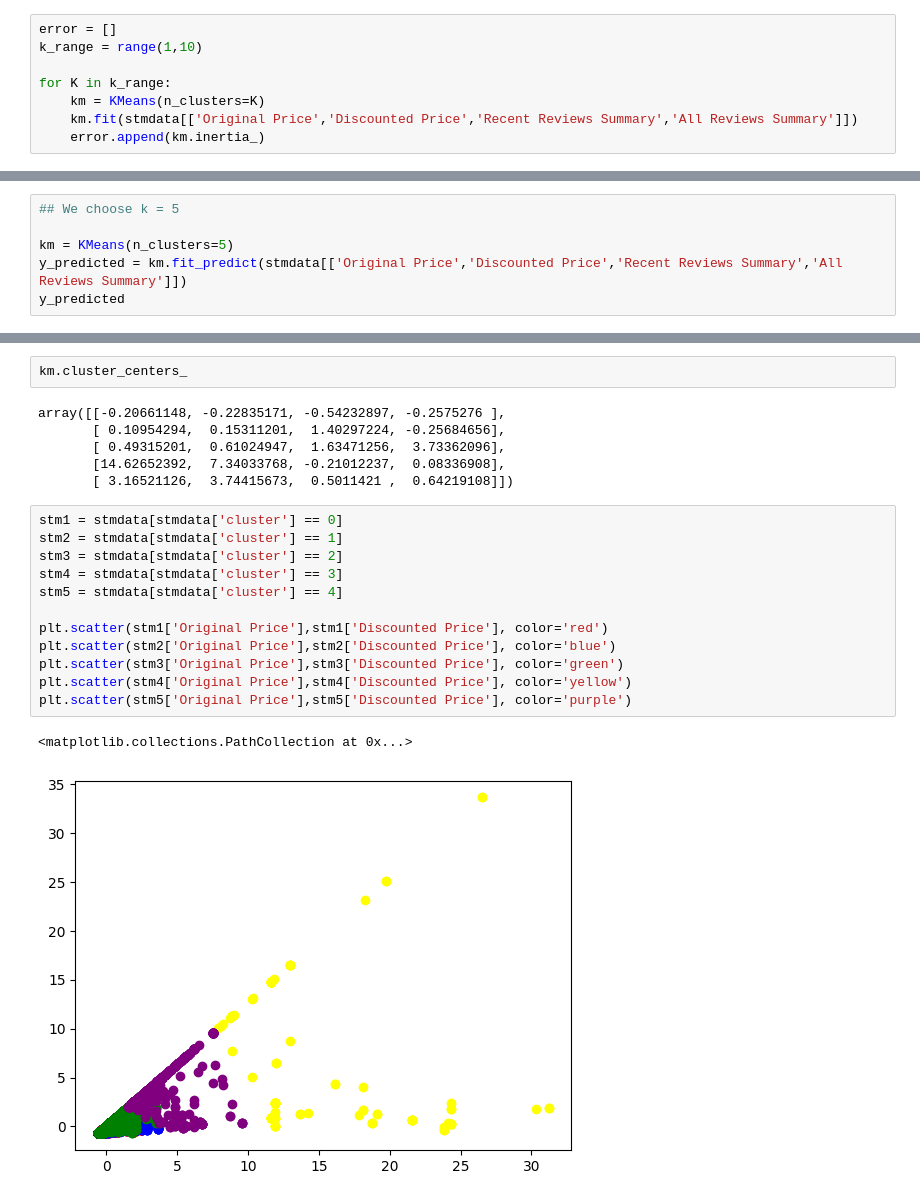
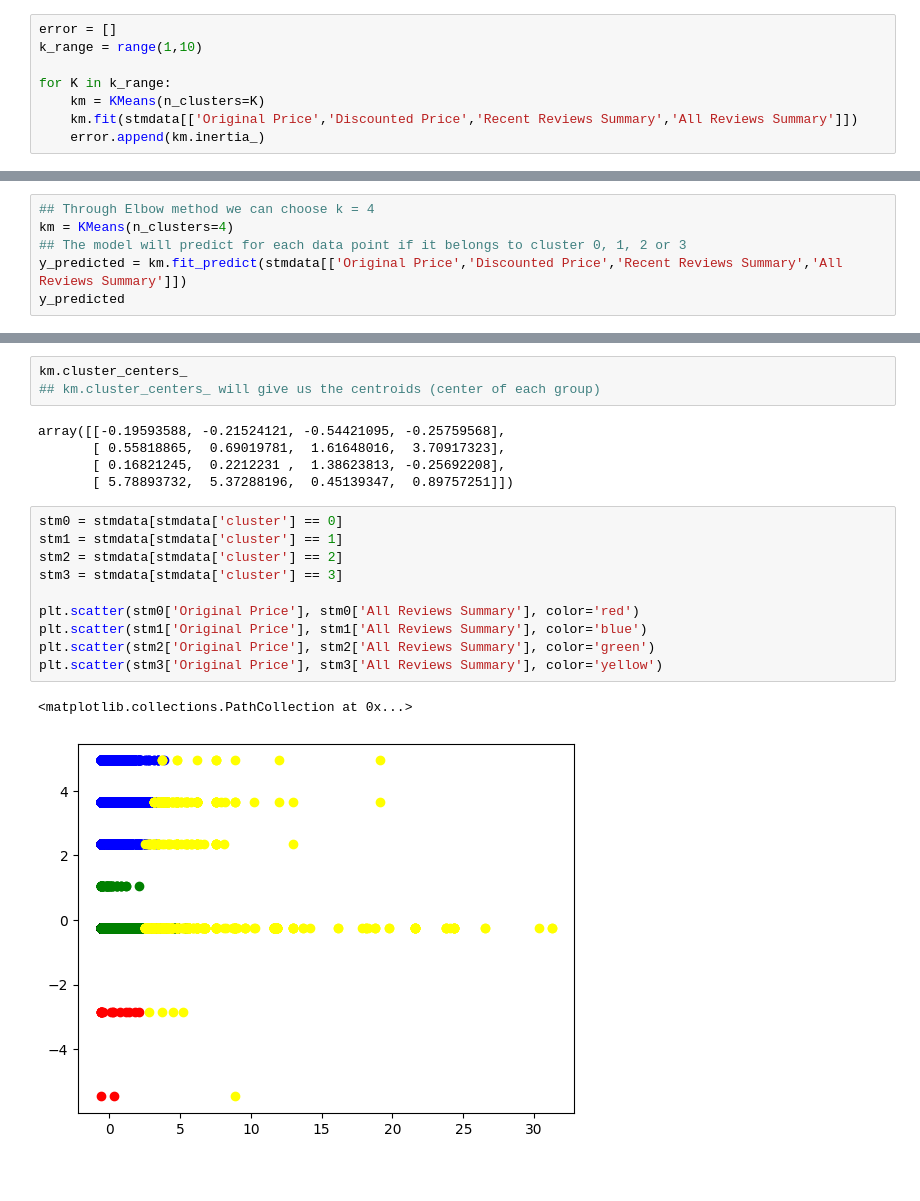
Before and after one commit to Somphone-Isabelle/MachineLearningProject, a Jupyter notebook: ml_project (2).ipynb, the cells around one changed output, grey strips where cells are left out. Drawn from its saved outputs; the diff is of its cells as text; blank space fills up the shorter version.

```diff
--- a/ml_project (2).ipynb
+++ b/ml_project (2).ipynb
@@ -325,7 +326,7 @@ Text(0, 0.5, 'Error')
 # %%
-## We choose k = 5
-
-km = KMeans(n_clusters=5)
+## Through Elbow method we can choose k = 4
+km = KMeans(n_clusters=4)
+## The model will predict for each data point if it belongs to cluster 0, 1, 2 or 3
 y_predicted = km.fit_predict(stmdata[['Original Price','Discounted Price','Recent Reviews Summary','All Reviews Summary']])
 y_predicted
 # %% [output]
@@ -347,27 +349,25 @@ See the caveats in the documentation: https://pandas.pydata.org/pandas-docs/stab
 | 4 | Call of Duty® | -0.606626 | -0.719389 | Welcome to Call of Duty® HQ, the ... | -0.611499 | ... |
 # %%
 km.cluster_centers_
+## km.cluster_centers_ will give us the centroids (center of each group)
 # %% [output]
-array([[-0.20661148, -0.22835171, -0.54232897, -0.2575276 ],
-       [ 0.10954294,  0.15311201,  1.40297224, -0.25684656],
-       [ 0.49315201,  0.61024947,  1.63471256,  3.73362096],
-       [14.62652392,  7.34033768, -0.21012237,  0.08336908],
-       [ 3.16521126,  3.74415673,  0.5011421 ,  0.64219108]])
+array([[-0.19593588, -0.21524121, -0.54421095, -0.25759568],
+       [ 0.55818865,  0.69019781,  1.61648016,  3.70917323],
+       [ 0.16821245,  0.2212231 ,  1.38623813, -0.25692208],
+       [ 5.78893732,  5.37288196,  0.45139347,  0.89757251]])
 # %%
-stm1 = stmdata[stmdata['cluster'] == 0]
-stm2 = stmdata[stmdata['cluster'] == 1]
-stm3 = stmdata[stmdata['cluster'] == 2]
-stm4 = stmdata[stmdata['cluster'] == 3]
-stm5 = stmdata[stmdata['cluster'] == 4]
+stm0 = stmdata[stmdata['cluster'] == 0]
+stm1 = stmdata[stmdata['cluster'] == 1]
+stm2 = stmdata[stmdata['cluster'] == 2]
+stm3 = stmdata[stmdata['cluster'] == 3]
 
-plt.scatter(stm1['Original Price'],stm1['Discounted Price'], color='red')
-plt.scatter(stm2['Original Price'],stm2['Discounted Price'], color='blue')
-plt.scatter(stm3['Original Price'],stm3['Discounted Price'], color='green')
-plt.scatter(stm4['Original Price'],stm4['Discounted Price'], color='yellow')
-plt.scatter(stm5['Original Price'],stm5['Discounted Price'], color='purple')
+plt.scatter(stm0['Original Price'], stm0['All Reviews Summary'], color='red')
+plt.scatter(stm1['Original Price'], stm1['All Reviews Summary'], color='blue')
+plt.scatter(stm2['Original Price'], stm2['All Reviews Summary'], color='green')
+plt.scatter(stm3['Original Price'], stm3['All Reviews Summary'], color='yellow')
 # %% [output]
 <matplotlib.collections.PathCollection at 0x...>
-[figure, old version]
+[figure, new version]
 # %%
 plt.scatter(stm1['Original Price'],stm1['All Reviews Summary'], color='red')
 plt.scatter(stm2['Original Price'],stm2['All Reviews Summary'], color='blue')
```
Also changed, not shown: parts of 22 cells of this notebook.
